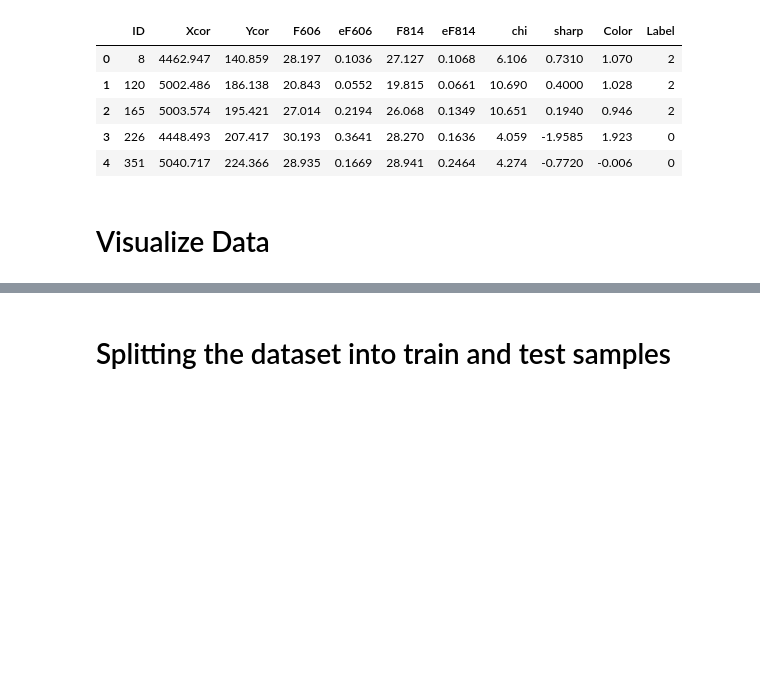
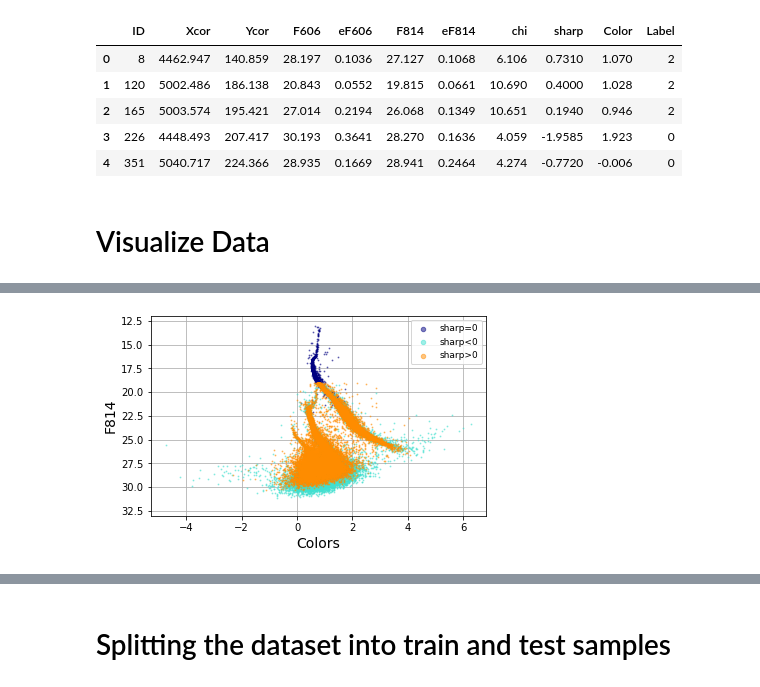
Before and after one commit to BleakHeart/Report3, a Jupyter notebook: Codice/3 Classes/classification_unsupervised.ipynb, the cells around one changed output, grey strips where cells are left out. Saved outputs shown, nothing was run; the diff lists cells and outputs as text; code cells hidden in the pictures; blank space fills up the shorter version.

```diff
--- a/Codice/3 Classes/classification_unsupervised.ipynb
+++ b/Codice/3 Classes/classification_unsupervised.ipynb
@@ -51 +45,41 @@ df_stars.head()
+# %%
+def latex_settings(nrows=1, ncols=1, height=1., length=1.):
+    fig, ax = plt.subplots(nrows, ncols, constrained_layout=True)
+    fig_width_pt = 390.0    # Get this from LaTeX using \the\columnwidth
+    inches_per_pt = 1.0 / 72.27                          # Convert pt to inches
+    golden_mean = (np.sqrt(5) - 1.0) / 2.0               # Aesthetic ratio
+    fig_width = fig_width_pt * inches_per_pt * length    #  width in inches
+    fig_height = fig_width * golden_mean * height        # height in inches
+    fig_size = [fig_width, fig_height]
+    params = {'backend': 'ps',
+              'axes.labelsize': 14,
+              'legend.fontsize': 9,
+              'xtick.labelsize': 10,
+              'ytick.labelsize': 10,
+              'figure.figsize': fig_size,
+              'axes.axisbelow': True}
+
+    mpl.rcParams.update(params)
+    return fig, ax
+# %%
+fig, ax = latex_settings()
+
+mask = df_stars.sharp == 0
+ax.scatter(df_stars[mask].Color, df_stars[mask].F814,
+           s=0.8, alpha=0.5, c=colors[1], label='sharp=0')
+mask = df_stars.sharp < 0
+ax.scatter(df_stars[mask].Color, df_stars[mask].F814,
+           s=0.8, alpha=0.5, c=colors[0], label='sharp<0')
+mask = df_stars.sharp > 0
+ax.scatter(df_stars[mask].Color, df_stars[mask].F814,
+           s=0.8, alpha=0.5, c=colors[2], label='sharp>0')
+
+ax.set_ylim(33, 12)
+ax.grid()
+ax.set_xlabel('Colors')
+ax.set_ylabel('F814')
+plt.legend(markerscale=5)
+plt.savefig('../../Results/Images/real_clusters.png', dpi=800, transparent=True)
+# %% [output]
+[figure, added]
 # %%
```
Also changed, not shown: parts of 3 cells of this notebook, 1 other file.
